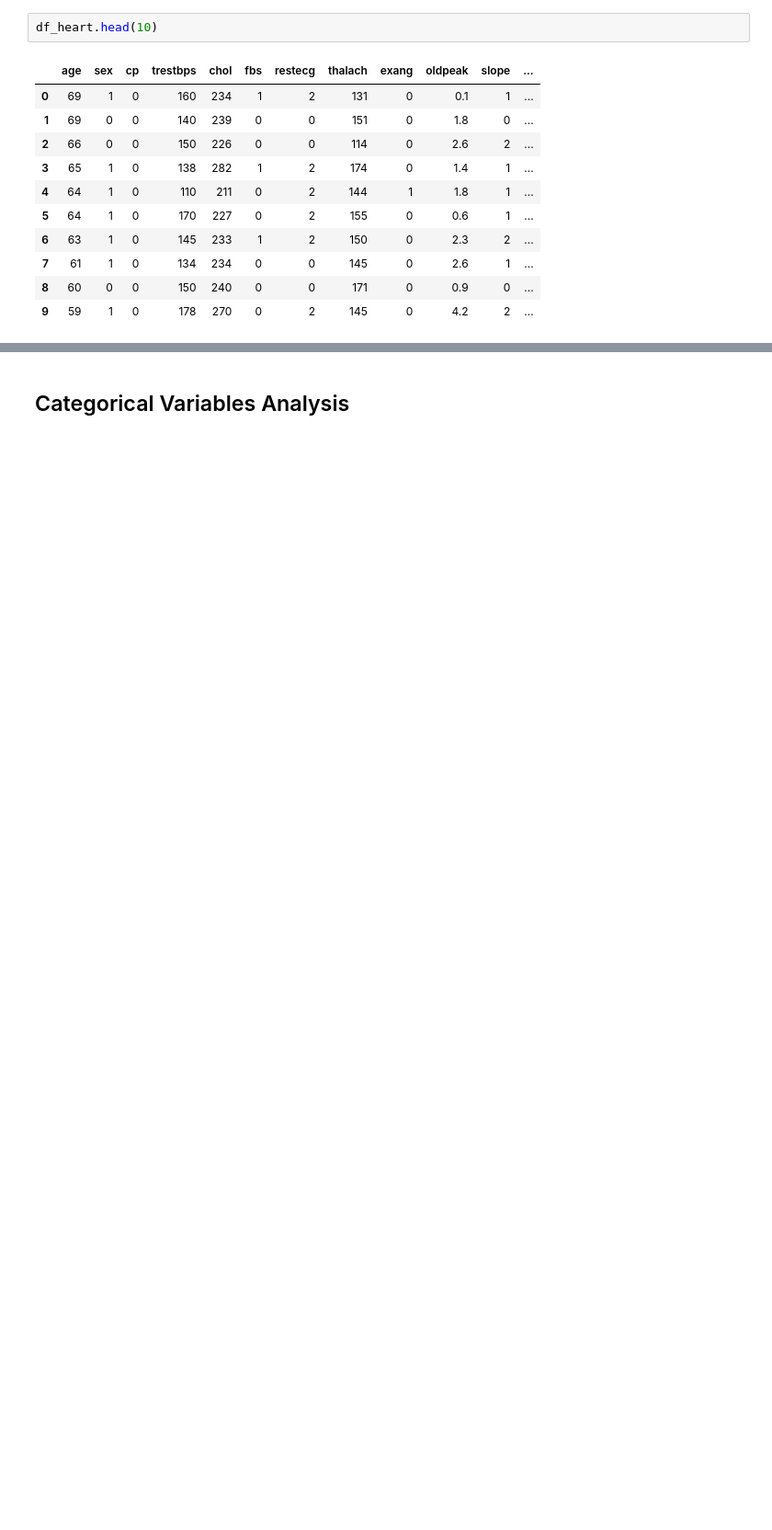
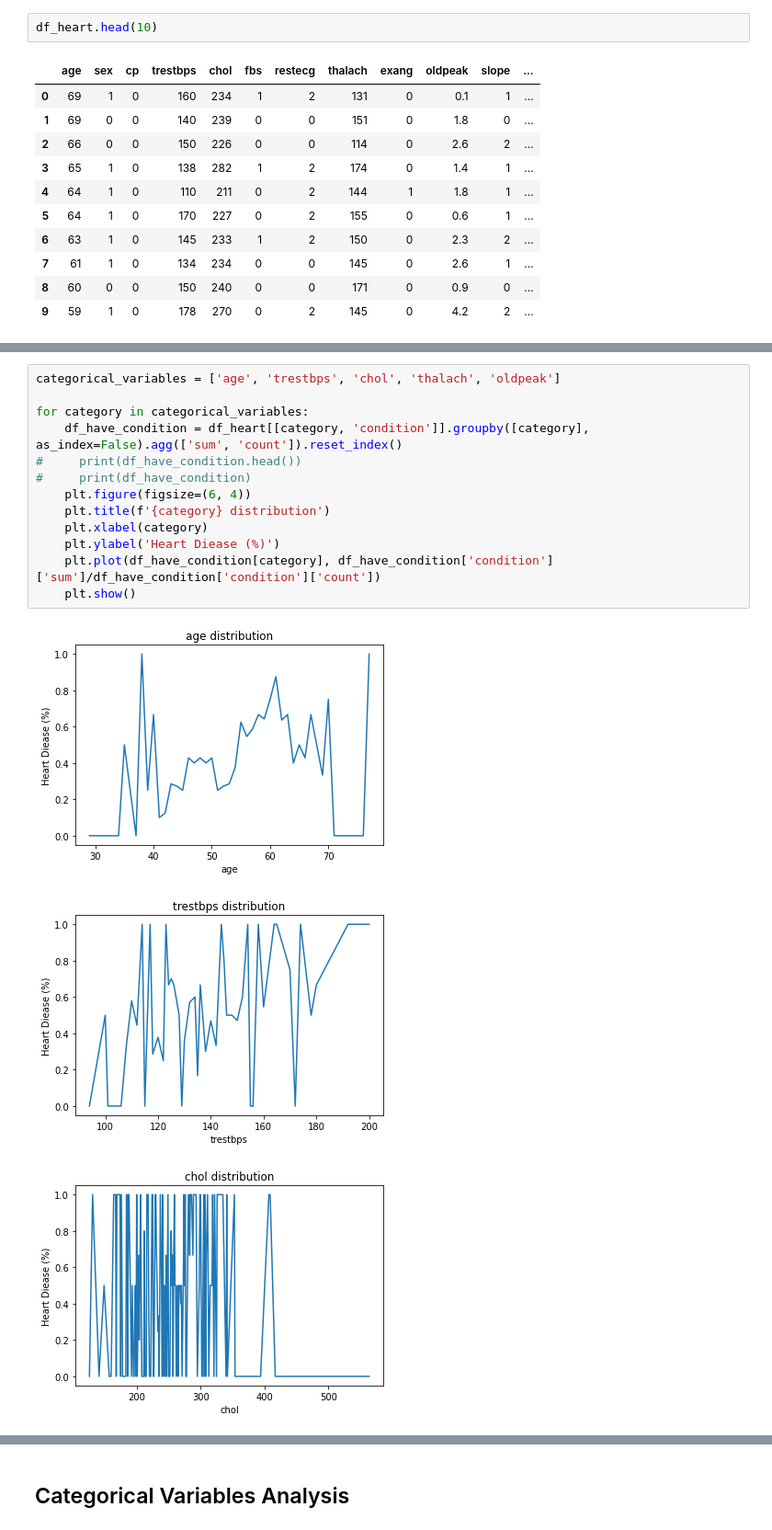
Before and after one commit to Daniel-Moreira/data_projects, a Jupyter notebook: heart_disease/HeartDisease.ipynb, the cells around one changed output, grey strips where cells are left out. Shown at 92% size. Saved outputs shown, nothing was run; the diff lists cells and outputs as text; blank space fills up the shorter version.

```diff
--- a/heart_disease/HeartDisease.ipynb
+++ b/heart_disease/HeartDisease.ipynb
@@ -122,0 +130,17 @@ plt.show()
+# %%
+categorical_variables = ['age', 'trestbps', 'chol', 'thalach', 'oldpeak']
+
+for category in categorical_variables:
+    df_have_condition = df_heart[[category, 'condition']].groupby([category], as_index=False).agg(['sum', 'count']).reset_index()
+#     print(df_have_condition.head())
+#     print(df_have_condition)
+    plt.figure(figsize=(6, 4))
+    plt.title(f'{category} distribution')
+    plt.xlabel(category)
+    plt.ylabel('Heart Diease (%)')
+    plt.plot(df_have_condition[category], df_have_condition['condition']['sum']/df_have_condition['condition']['count'])
+    plt.show()
+# %% [output]
+[figure, added]
+[figure, added]
+[figure, added]
```
Also changed, not shown: parts of 28 cells of this notebook.
